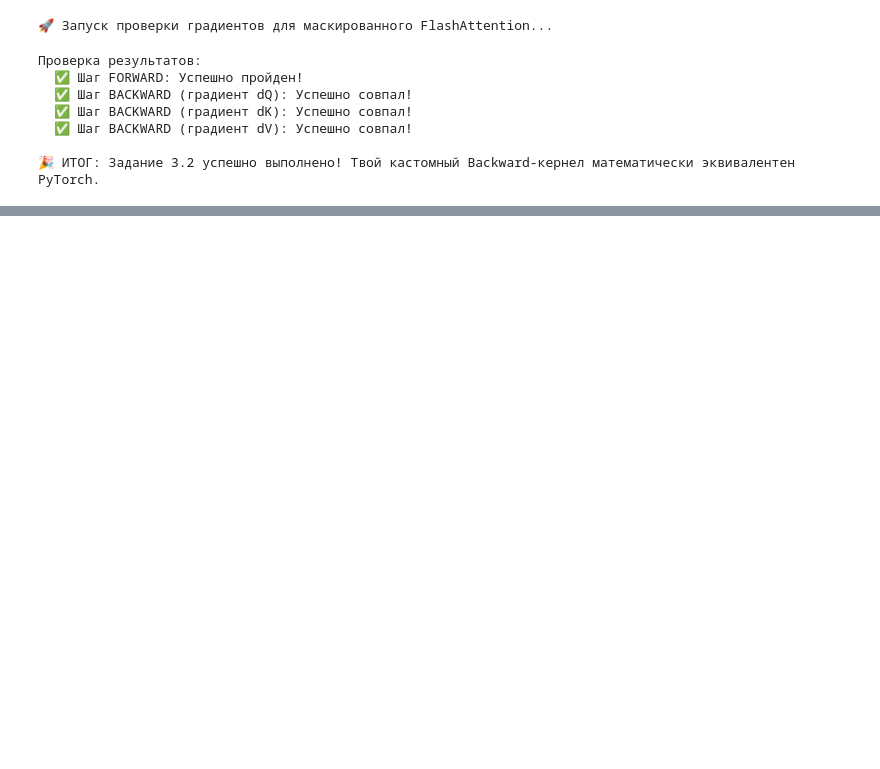
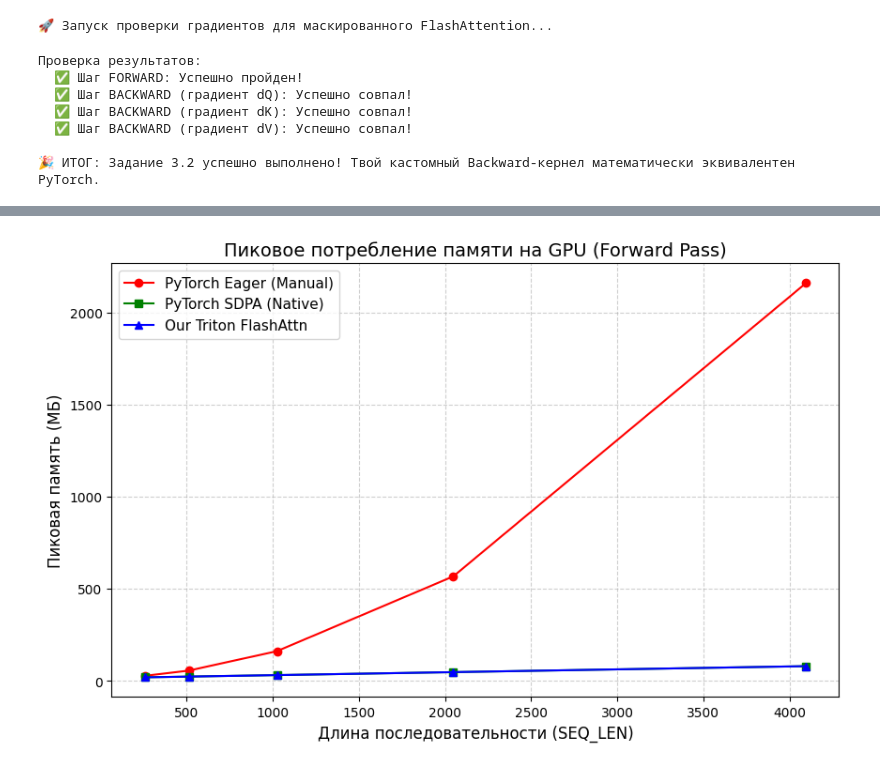
Before and after one commit to Vasilisa-Kozlovskaya/SANS_itmo, a Jupyter notebook: SANS_3.ipynb, the cells around one changed output, grey strips where cells are left out. Drawn from its saved outputs; the diff is of its cells as text; code cells hidden in the pictures; blank space fills up the shorter version.

Commit message:
Add memory track

```diff
--- a/SANS_3.ipynb
+++ b/SANS_3.ipynb
@@ -320,0 +329,84 @@ flash-attention-bwd-performance:
+# %%
+import torch
+import gc
+import matplotlib.pyplot as plt
+
+def profile_memory_usage(seq_lens, batch_size=4, num_heads=8, head_dim=64):
+    device = torch.device("cuda")
+
+    # Списки для сохранения результатов (в Мегабайтах)
+    mem_eager_fwd = []
+    mem_sdpa_fwd = []
+    mem_triton_fwd = []
+
+    custom_flash_layer = FlashCausalAttention()
+
+    print("=== 🧠 Запуск профилирования памяти (Forward Pass) ===")
+
+    for N in seq_lens:
+        print(f"Профилирование для SEQ_LEN = {N}...")
+
+        # --- 1. PYTORCH EAGER ---
+        # Очищаем кэш перед замером
+        gc.collect()
+        torch.cuda.empty_cache()
+        torch.cuda.reset_peak_memory_stats(device)
+
+        q = torch.randn((batch_size, num_heads, N, head_dim), device=device, dtype=torch.float16, requires_grad=True)
+        k = torch.randn((batch_size, num_heads, N, head_dim), device=device, dtype=torch.float16, requires_grad=True)
+        v = torch.randn((batch_size, num_heads, N, head_dim), device=device, dtype=torch.float16, requires_grad=True)
+
+        # Замер пика памяти во время выполнения функции
+        out_eager = torch_causal_attention_reference(q, k, v)
+        peak_eager = torch.cuda.max_memory_allocated(device) / (1024 ** 2) # Переводим в МБ
+        mem_eager_fwd.append(peak_eager)
+
+        del q, k, v, out_eager
+
+        # --- 2. PYTORCH SDPA ---
+        gc.collect()
+        torch.cuda.empty_cache()
+        torch.cuda.reset_peak_memory_stats(device)
+
+        q = torch.randn((batch_size, num_heads, N, head_dim), device=device, dtype=torch.float16, requires_grad=True)
+        k = torch.randn((batch_size, num_heads, N, head_dim), device=device, dtype=torch.float16, requires_grad=True)
+        v = torch.randn((batch_size, num_heads, N, head_dim), device=device, dtype=torch.float16, requires_grad=True)
+
+        out_sdpa = torch.nn.functional.scaled_dot_product_attention(q, k, v, is_causal=True)
+        peak_sdpa = torch.cuda.max_memory_allocated(device) / (1024 ** 2)
+        mem_sdpa_fwd.append(peak_sdpa)
+
+        del q, k, v, out_sdpa
+
+        # --- 3. OUR TRITON FLASHATTENTION ---
+        gc.collect()
+        torch.cuda.empty_cache()
+        torch.cuda.reset_peak_memory_stats(device)
+
+        q = torch.randn((batch_size, num_heads, N, head_dim), device=device, dtype=torch.float16, requires_grad=True)
+        k = torch.randn((batch_size, num_heads, N, head_dim), device=device, dtype=torch.float16, requires_grad=True)
+        v = torch.randn((batch_size, num_heads, N, head_dim), device=device, dtype=torch.float16, requires_grad=True)
+
+        out_triton = custom_flash_layer(q, k, v)
+        peak_triton = torch.cuda.max_memory_allocated(device) / (1024 ** 2)
+        mem_triton_fwd.append(peak_triton)
+
+        del q, k, v, out_triton
+
+    # --- СТРОИМ ГРАФИК ---
+    plt.figure(figsize=(10, 6))
+    plt.plot(seq_lens, mem_eager_fwd, label="PyTorch Eager (Manual)", color="red", marker="o", linestyle="-")
+    plt.plot(seq_lens, mem_sdpa_fwd, label="PyTorch SDPA (Native)", color="green", marker="s", linestyle="-")
+    plt.plot(seq_lens, mem_triton_fwd, label="Our Triton FlashAttn", color="blue", marker="^", linestyle="-")
+
+    plt.title("Пиковое потребление памяти на GPU (Forward Pass)", fontsize=14)
+    plt.xlabel("Длина последовательности (SEQ_LEN)", fontsize=12)
+    plt.ylabel("Пиковая память (МБ)", fontsize=12)
+    plt.grid(True, linestyle="--", alpha=0.6)
+    plt.legend(fontsize=11)
+    plt.show()
+
+# Запуск профайлера памяти для тех же длин контекста
+SEQ_LENS = [256, 512, 1024, 2048, 4096]
+profile_memory_usage(SEQ_LENS)
+# %% [output]
@@ -320,0 +419 @@ flash-attention-bwd-performance:
+[figure, added]
```
Also changed, not shown: parts of 7 cells of this notebook.
